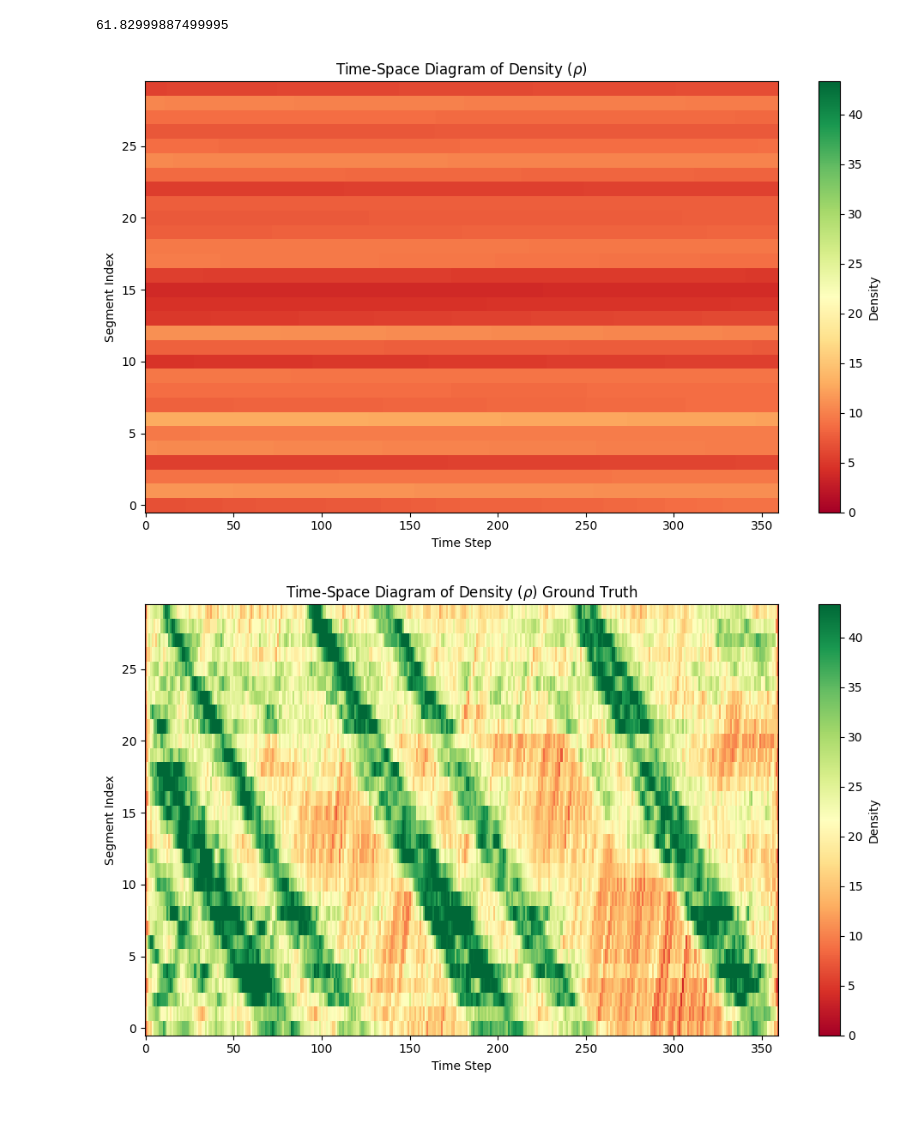
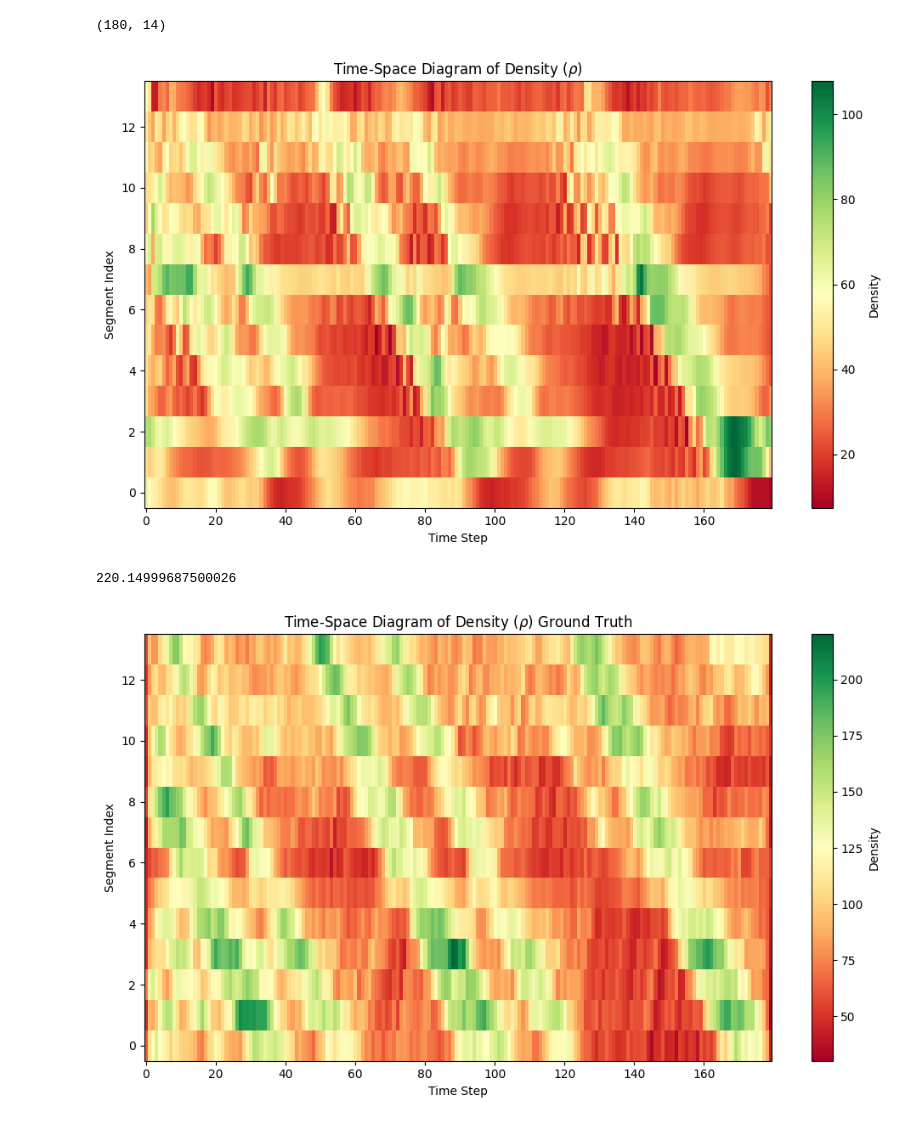
Before and after one commit to woxsao/macroscopic-sim-calibration, a Jupyter notebook: Optimization.ipynb, the cells around one changed output. Drawn from its saved outputs; the diff is of its cells as text; code cells hidden in the pictures.

```diff
--- a/Optimization.ipynb
+++ b/Optimization.ipynb
@@ -11,11 +11,11 @@ from pyomo.environ import *
 # print("C_i", C_i)
 # K = len(rho_hat)
 
-TIME_INT = 10 # seconds
-DISTANCE = 200 # meters
-q_hat = np.load(f"flow_{TIME_INT}sec_{DISTANCE}m_1hr.npy")
+
+q_hat = (np.load("flow_20sec_400m_1hr.npy"))
 print(np.max(q_hat))
-rho_hat = np.load(f"density_{TIME_INT}sec_{DISTANCE}m_1hr.npy")
+rho_hat = (np.load("density_20sec_400m_1hr.npy"))
+v_hat = q_hat/rho_hat
 print(rho_hat.shape)
 flattened_q_hat = q_hat.flatten()
 print(max(flattened_q_hat))
@@ -23,4 +23,5 @@ flattened_rho_hat = rho_hat.flatten()
 C_i = np.mean(np.sort(flattened_q_hat)[-5:])
 print("C_i", C_i)
 K = len(flattened_rho_hat)
+print("K", K)
 # %% [output]
@@ -604,36 +456,38 @@ v rmse 23.14503795139732
 # %%
 rho_plot =rho_pred_array
+print(rho_plot.shape)
 plt.figure(figsize=(10, 6))
-plt.imshow(rho_plot.T, aspect='auto', origin='lower', cmap='RdYlGn', interpolation = "none", vmin = 0, vmax = 43.317499125000005
+plt.imshow(rho_plot.T, aspect='auto', origin='lower', cmap='RdYlGn', interpolation = "none",
 )
 
 # Label axes
 plt.xlabel('Time Step')
 plt.ylabel('Segment Index')
 plt.title('Time-Space Diagram of Density ($\\rho$)')
 plt.colorbar(label='Density')
 
 plt.tight_layout()
-# plt.show()
+plt.show()
 
 rho_plot =rho_hat[:, 1:-1]
 print(np.max(rho_plot))
 plt.figure(figsize=(10, 6))
-plt.imshow(rho_plot.T, aspect='auto', origin='lower', cmap='RdYlGn', interpolation = "none", vmin = 0, vmax = 43.317499125000005
+plt.imshow(rho_plot.T, aspect='auto', origin='lower', cmap='RdYlGn', interpolation = "none",
 )
 
 # Label axes
 plt.xlabel('Time Step')
 plt.ylabel('Segment Index')
 plt.title('Time-Space Diagram of Density ($\\rho$) Ground Truth')
 plt.colorbar(label='Density')
 
 plt.tight_layout()
 # plt.show()
 # %% [output]
-61.82999887499995
+(180, 14)
-[figure, old version]
+[figure, new version]
+220.14999687500026
-[figure, old version]
+[figure, new version]
 # %%
 rho_plot =v_pred_array
 vmax = print(np.max(v_hat))
```
Also changed, not shown: parts of 15 cells of this notebook.
